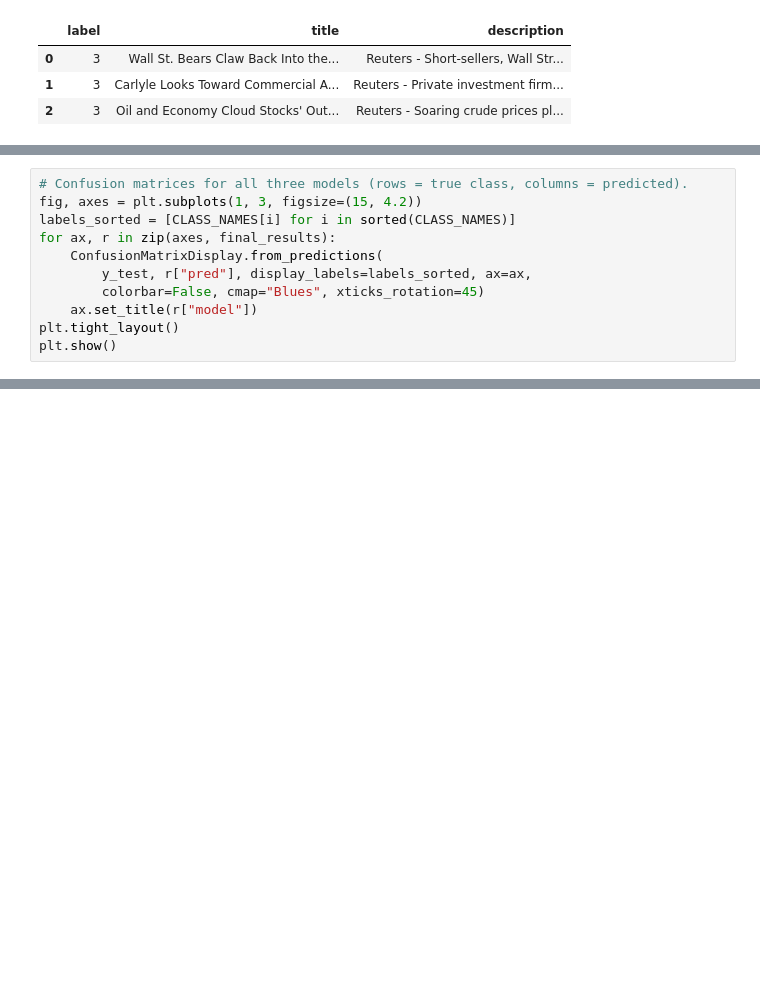
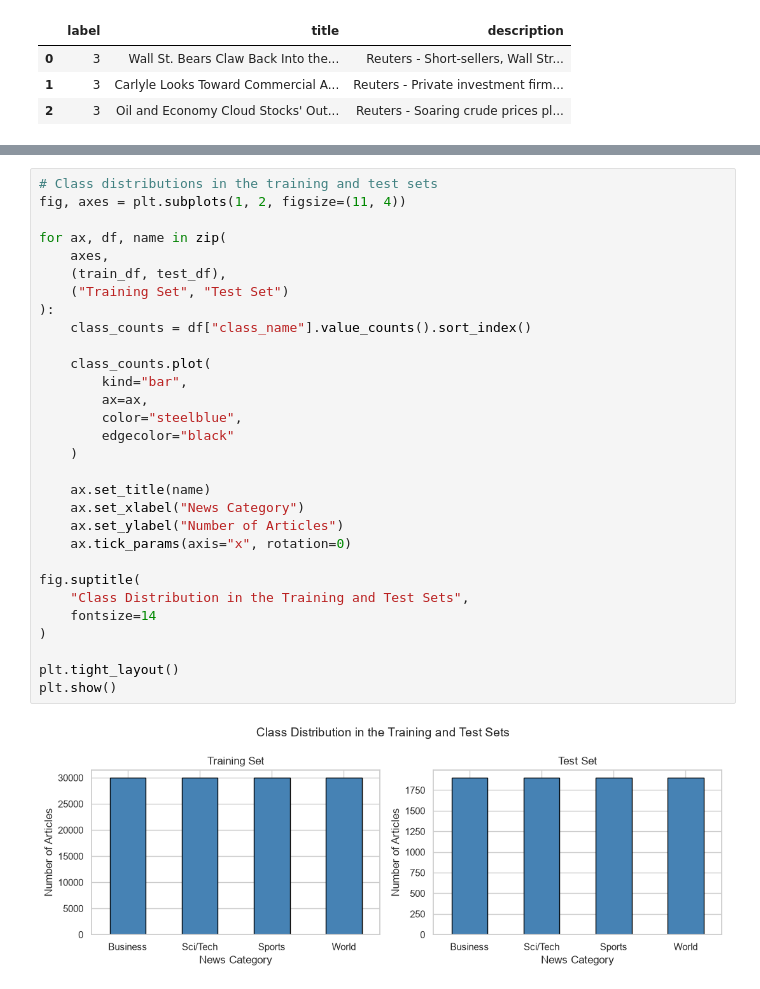
Before and after one commit to kawsarfarooq/AG-News-Text-Classification-with-Classical-ML, a Jupyter notebook: ag_news_classification.ipynb, the cells around one changed output, grey strips where cells are left out. Drawn from its saved outputs; the diff is of its cells as text; blank space fills up the shorter version.

```diff
--- a/ag_news_classification.ipynb
+++ b/ag_news_classification.ipynb
@@ -589,11 +215,0 @@ plt.show()
-# %%
-# Confusion matrices for all three models (rows = true class, columns = predicted).
-fig, axes = plt.subplots(1, 3, figsize=(15, 4.2))
-labels_sorted = [CLASS_NAMES[i] for i in sorted(CLASS_NAMES)]
-for ax, r in zip(axes, final_results):
-    ConfusionMatrixDisplay.from_predictions(
-        y_test, r["pred"], display_labels=labels_sorted, ax=ax,
-        colorbar=False, cmap="Blues", xticks_rotation=45)
-    ax.set_title(r["model"])
-plt.tight_layout()
-plt.show()
@@ -700,0 +224,32 @@ steps, and the natural next step for higher accuracy would be a fine-tuned trans
+# %%
+# Class distributions in the training and test sets
+fig, axes = plt.subplots(1, 2, figsize=(11, 4))
+
+for ax, df, name in zip(
+    axes,
+    (train_df, test_df),
+    ("Training Set", "Test Set")
+):
+    class_counts = df["class_name"].value_counts().sort_index()
+
+    class_counts.plot(
+        kind="bar",
+        ax=ax,
+        color="steelblue",
+        edgecolor="black"
+    )
+
+    ax.set_title(name)
+    ax.set_xlabel("News Category")
+    ax.set_ylabel("Number of Articles")
+    ax.tick_params(axis="x", rotation=0)
+
+fig.suptitle(
+    "Class Distribution in the Training and Test Sets",
+    fontsize=14
+)
+
+plt.tight_layout()
+plt.show()
+# %% [output]
+[figure, added]
```
Also changed, not shown: parts of 63 cells of this notebook.
